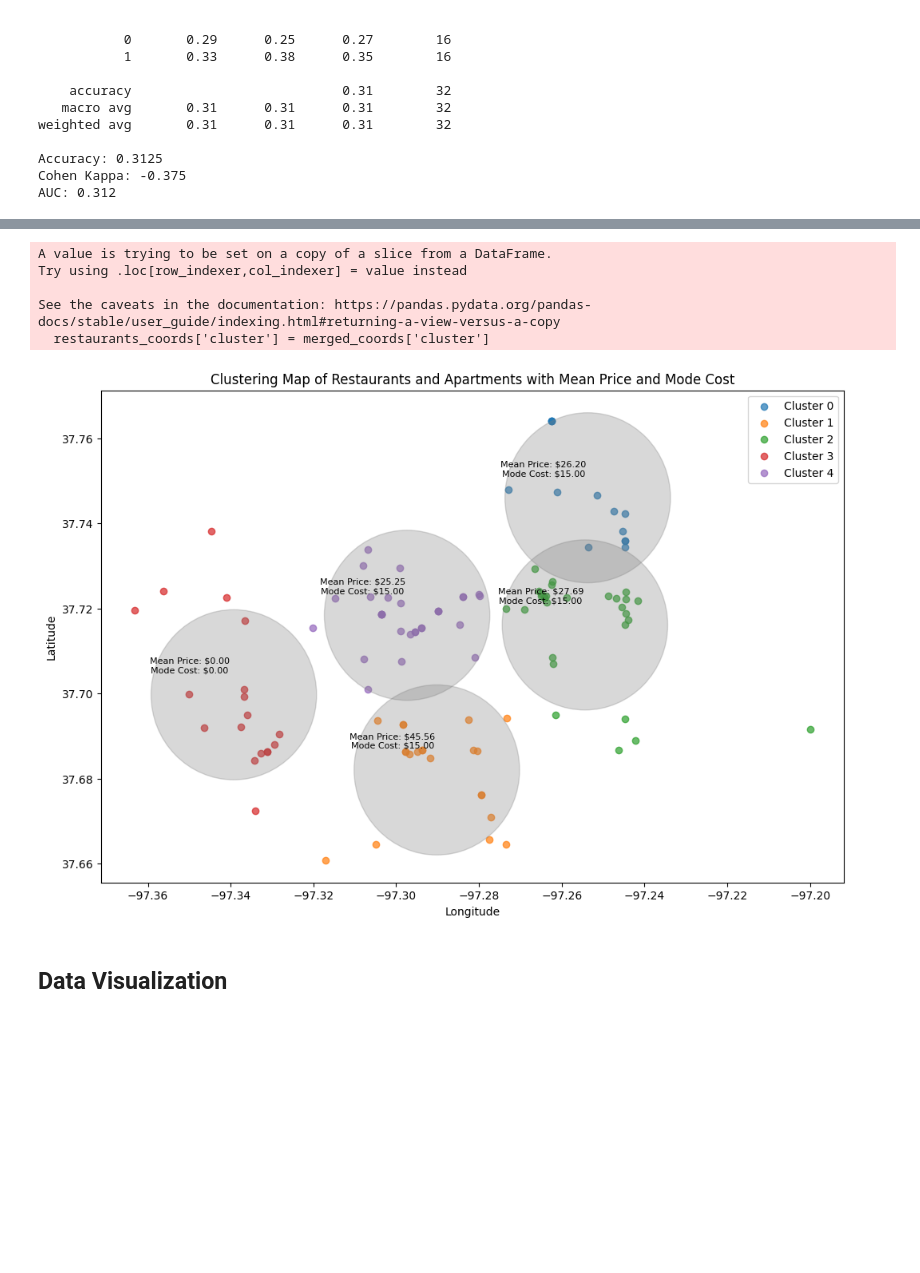
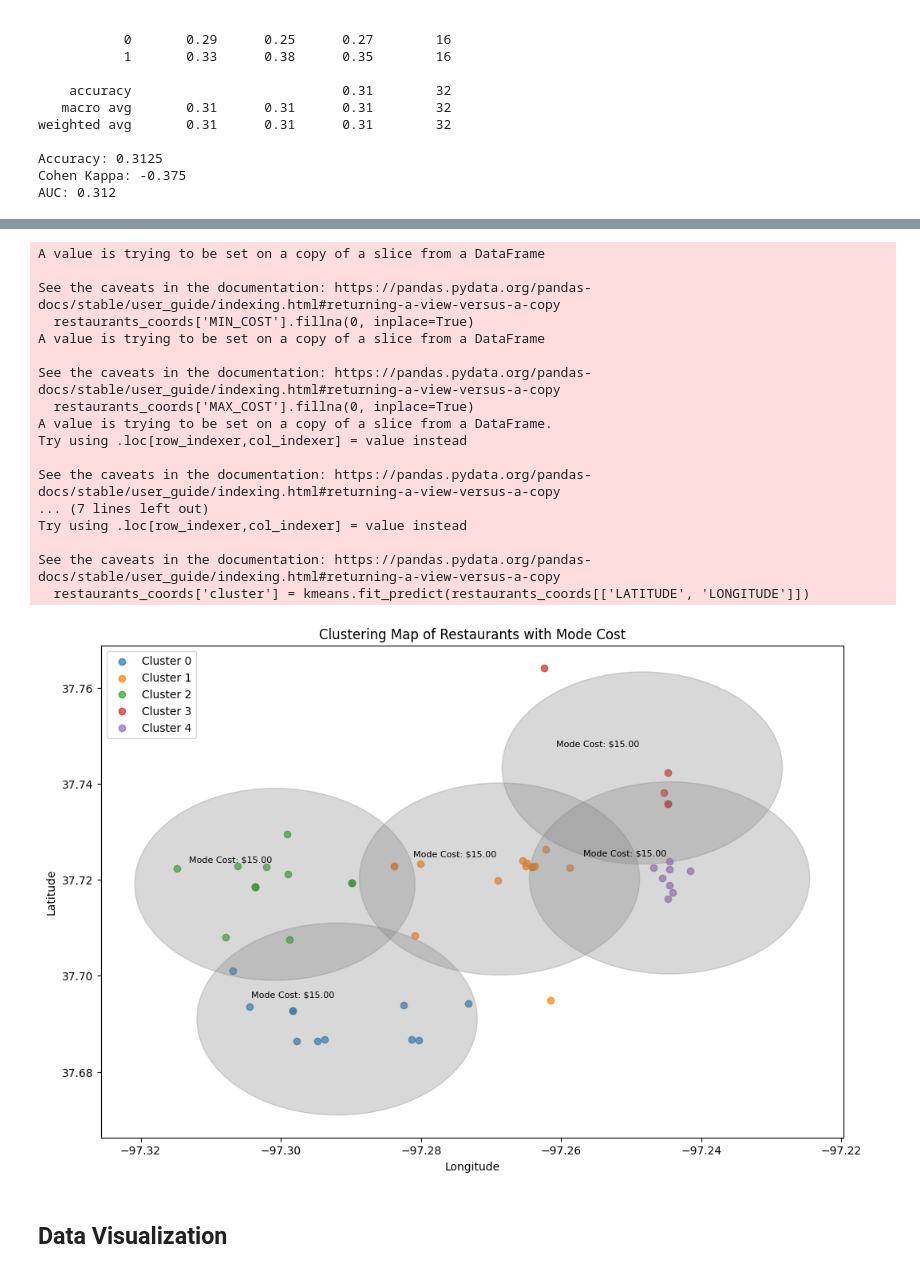
Before and after one commit to MarshallMor/Data-Science-Project, a Jupyter notebook: Group 5 Milestone 2.ipynb, the cells around one changed output, grey strips where cells are left out. Cells and saved outputs as stored; diff of their text form; code cells hidden in the pictures; blank space fills up the shorter version.

Commit message:
added clustering model
added clustering model

```diff
--- a/Group 5 Milestone 2.ipynb
+++ b/Group 5 Milestone 2.ipynb
@@ -479,75 +614,72 @@ IntCastingNaNError: Cannot convert non-finite values (NA or inf) to integer
 import pandas as pd
 from sklearn.cluster import KMeans
 import matplotlib.pyplot as plt
-import numpy as np
 
-# Load datasets
+# Load the restaurants data
 restaurants_df = pd.read_csv("restaurants_with_geolocation.csv")
-apartments_df = pd.read_csv("apartments_with_geolocation.csv")
 
-# Concatenate latitude and longitude columns for clustering
+# Keep only the latitude, longitude, and cost columns
 restaurants_coords = restaurants_df[['LATITUDE', 'LONGITUDE', 'MIN_COST', 'MAX_COST']]
-apartments_coords = apartments_df[['LATITUDE', 'LONGITUDE']]
-merged_coords = pd.concat([restaurants_coords, apartments_coords], ignore_index=True)
 
-# Fill missing values in MIN_COST and MAX_COST columns with 0
-restaurants_coords.loc[:, 'MIN_COST'] = restaurants_coords['MIN_COST'].fillna(0)
-restaurants_coords.loc[:, 'MAX_COST'] = restaurants_coords['MAX_COST'].fillna(0)
+# Fill missing values in cost columns with 0
+restaurants_coords['MIN_COST'].fillna(0, inplace=True)
+restaurants_coords['MAX_COST'].fillna(0, inplace=True)
 
-# Convert MIN_COST and MAX_COST to int type
-restaurants_coords.loc[:, 'MIN_COST'] = restaurants_coords['MIN_COST'].astype(int)
-restaurants_coords.loc[:, 'MAX_COST'] = restaurants_coords['MAX_COST'].astype(int)
+# Convert cost columns to int type
+restaurants_coords['MIN_COST'] = restaurants_coords['MIN_COST'].astype(int)
+restaurants_coords['MAX_COST'] = restaurants_coords['MAX_COST'].astype(int)
 
 # Perform K-means clustering
 num_clusters = 5  # Number of clusters (you can adjust this as needed)
 kmeans = KMeans(n_clusters=num_clusters, random_state=42)
-merged_coords['cluster'] = kmeans.fit_predict(merged_coords[['LATITUDE', 'LONGITUDE']])
-
-# Add 'cluster' column to restaurants_coords DataFrame
-restaurants_coords['cluster'] = merged_coords['cluster']
-
-# Calculate mean price of apartments within each cluster
-cluster_mean_prices = merged_coords.groupby('cluster')[['MIN_COST', 'MAX_COST']].mean().sum(axis=1)
+restaurants_coords['cluster'] = kmeans.fit_predict(restaurants_coords[['LATITUDE', 'LONGITUDE']])
 
 # Calculate mode of cost range for restaurants within each cluster
 cluster_mode_costs = []
 for cluster_id in range(num_clusters):
     cluster_restaurants = restaurants_coords[restaurants_coords['cluster'] == cluster_id]
-    if not cluster_restaurants.empty:
-        mode_min_cost = cluster_restaurants['MIN_COST'].mode().values[0]
-        mode_max_cost = cluster_restaurants['MAX_COST'].mode().values[0]
-        cluster_mode_costs.append((mode_min_cost + mode_max_cost) / 2)
-    else:
-        # Handle empty cluster
-        cluster_mode_costs.append(0)  # Assign a default value
+    mode_min_cost = cluster_restaurants['MIN_COST'].mode().values[0]
+    mode_max_cost = cluster_restaurants['MAX_COST'].mode().values[0]
+    cluster_mode_costs.append((mode_min_cost + mode_max_cost) / 2)
 
 # Plot the clustering map with circles and color-coded clusters
 fig, ax = plt.subplots(figsize=(12, 8))
 
 for cluster_id in range(num_clusters):
-    cluster_data = merged_coords[merged_coords['cluster'] == cluster_id]
+    cluster_data = restaurants_coords[restaurants_coords['cluster'] == cluster_id]
     ax.scatter(cluster_data['LONGITUDE'], cluster_data['LATITUDE'], alpha=0.7, label=f'Cluster {cluster_id}')
     cluster_center = kmeans.cluster_centers_[cluster_id]
-    cluster_mean_price = cluster_mean_prices.loc[cluster_id]
     cluster_mode_cost = cluster_mode_costs[cluster_id]
     ax.add_patch(plt.Circle((cluster_center[1], cluster_center[0]), radius=0.02, color='gray', alpha=0.3))
-    ax.annotate(f"Mean Price: ${cluster_mean_price:.2f}\nMode Cost: ${cluster_mode_cost:.2f}",
+    ax.annotate(f"Mode Cost: ${cluster_mode_cost:.2f}",
                 (cluster_center[1], cluster_center[0]),
                 xytext=(-40, 20), textcoords='offset points', ha='center', fontsize=8, color='black')
 
-ax.set_title("Clustering Map of Restaurants and Apartments with Mean Price and Mode Cost")
+ax.set_title("Clustering Map of Restaurants with Mode Cost")
 ax.set_xlabel("Longitude")
 ax.set_ylabel("Latitude")
 ax.legend()
 
 plt.show()
 # %% [output]
+A value is trying to be set on a copy of a slice from a DataFrame
+
+See the caveats in the documentation: https://pandas.pydata.org/pandas-docs/stable/user_guide/indexing.html#returning-a-view-versus-a-copy
+  restaurants_coords['MIN_COST'].fillna(0, inplace=True)
+A value is trying to be set on a copy of a slice from a DataFrame
+
+See the caveats in the documentation: https://pandas.pydata.org/pandas-docs/stable/user_guide/indexing.html#returning-a-view-versus-a-copy
+  restaurants_coords['MAX_COST'].fillna(0, inplace=True)
 A value is trying to be set on a copy of a slice from a DataFrame.
 Try using .loc[row_indexer,col_indexer] = value instead
 
 See the caveats in the documentation: https://pandas.pydata.org/pandas-docs/stable/user_guide/indexing.html#returning-a-view-versus-a-copy
-  restaurants_coords['cluster'] = merged_coords['cluster']
+... (7 lines left out)
+Try using .loc[row_indexer,col_indexer] = value instead
+
+See the caveats in the documentation: https://pandas.pydata.org/pandas-docs/stable/user_guide/indexing.html#returning-a-view-versus-a-copy
+  restaurants_coords['cluster'] = kmeans.fit_predict(restaurants_coords[['LATITUDE', 'LONGITUDE']])
-[figure, old version]
+[figure, new version]
 # %% [markdown]
 ## Data Visualization
 # %%
```
Also changed, not shown: parts of 4 cells of this notebook.
